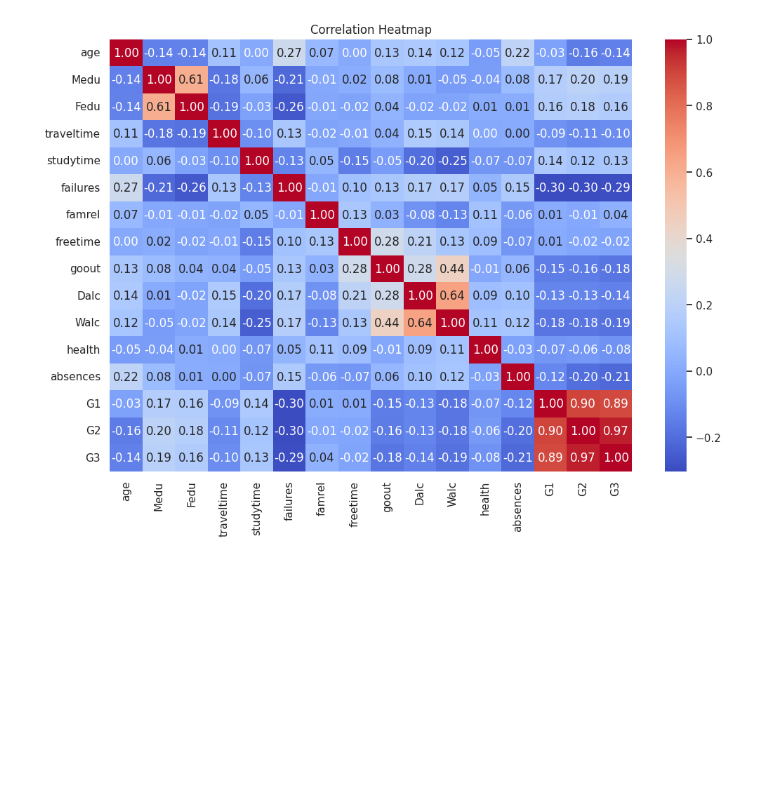
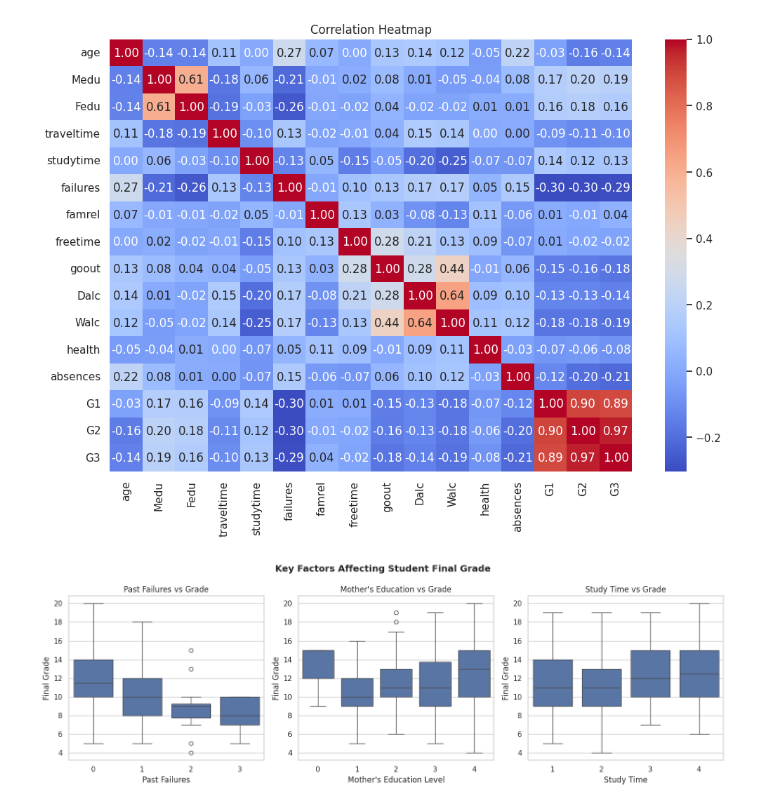
Before and after one commit to RiyaDhami13/Student-Performance-Analyzer, a Jupyter notebook: Student_Performance_Analyzer.ipynb, the cells around one changed output. Cells and saved outputs as stored; diff of their text form; code cells hidden in the pictures; blank space fills up the shorter version.

Commit message:
Final Visualization

```diff
--- a/Student_Performance_Analyzer.ipynb
+++ b/Student_Performance_Analyzer.ipynb
@@ -166,3 +165,30 @@ plt.show()
 # studytime: 0.13 (weak positive)
 # G1/G2 → G3: 0.89-0.97 (early grades predict final grade strongly)
 # Key insight: family background and past performance matter more than study time
+# %%
+fig, axes = plt.subplots(1, 3, figsize=(15, 5))
+
+# Failures
+sns.boxplot(x="failures", y="G3", data=df_clean, ax=axes[0])
+axes[0].set_title("Past Failures vs Grade")
+axes[0].set_xlabel("Past Failures")
+axes[0].set_ylabel("Final Grade")
+
+# Mother's Education
+sns.boxplot(x="Medu", y="G3", data=df_clean, ax=axes[1])
+axes[1].set_title("Mother's Education vs Grade")
+axes[1].set_xlabel("Mother's Education Level")
+axes[1].set_ylabel("Final Grade")
+
+# Study Time
+sns.boxplot(x="studytime", y="G3", data=df_clean, ax=axes[2])
+axes[2].set_title("Study Time vs Grade")
+axes[2].set_xlabel("Study Time")
+axes[2].set_ylabel("Final Grade")
+
+plt.suptitle("Key Factors Affecting Student Final Grade",
+             fontsize=14, fontweight="bold")
+plt.tight_layout()
+plt.show()
+# %% [output]
+[figure, added]
```
Also changed, not shown: parts of 2 cells of this notebook.
